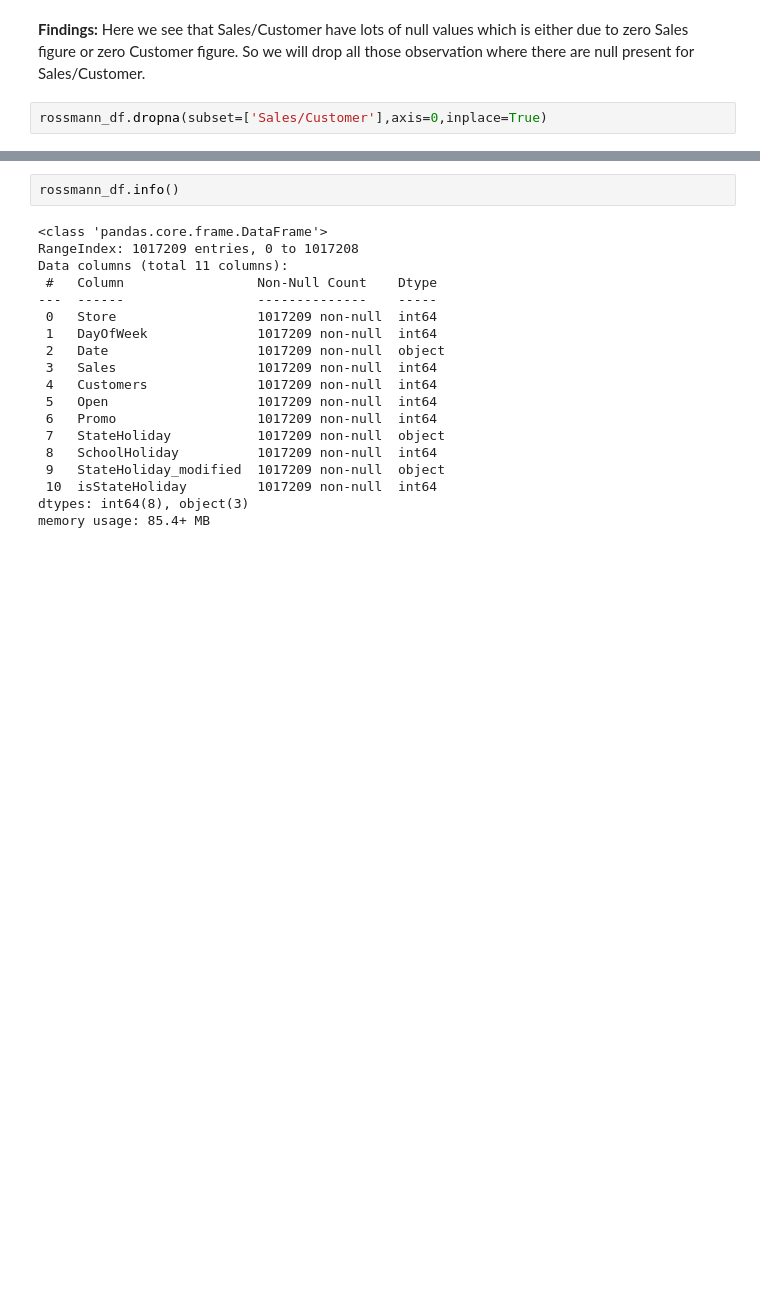
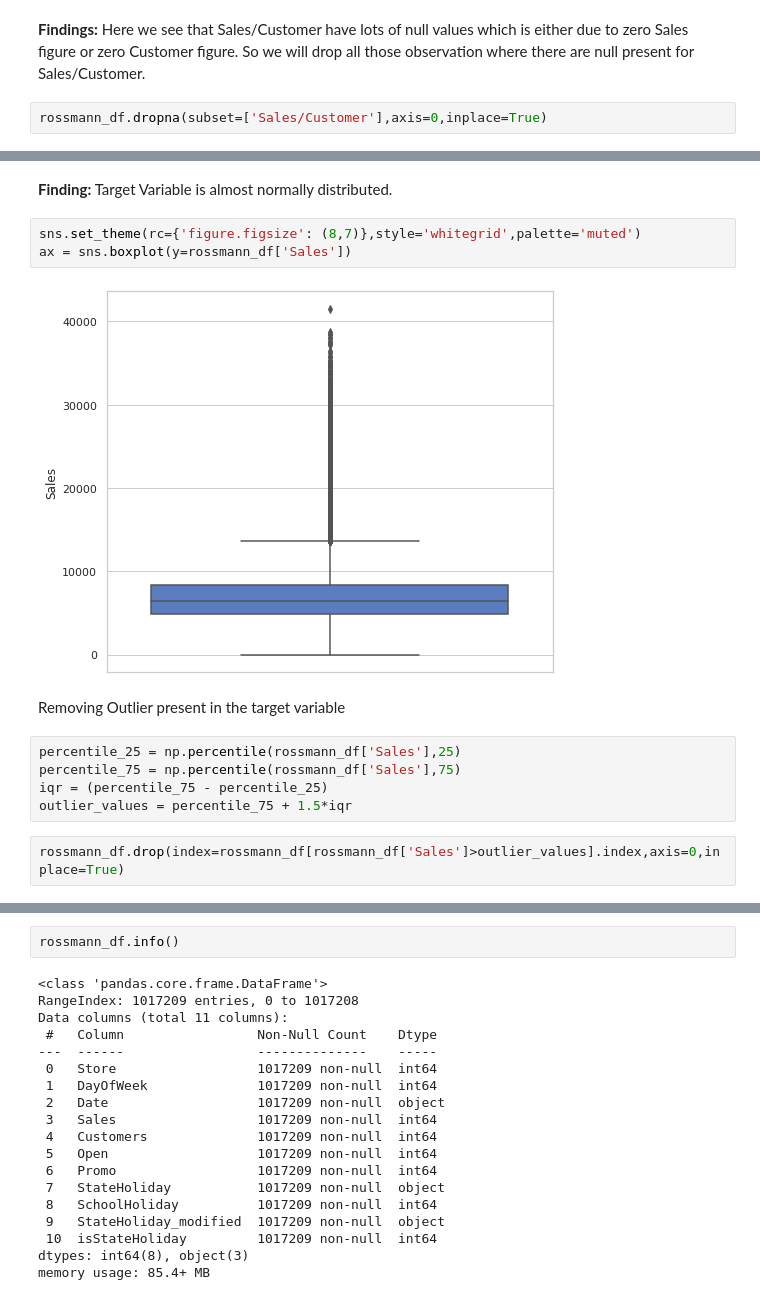
Before and after one commit to sudeep-009/Retail-Sales-Prediction, a Jupyter notebook: Rossmann_Sales_Prediction_Capstone_Project.ipynb, the cells around one changed output, grey strips where cells are left out. Cells and saved outputs as stored; diff of their text form; blank space fills up the shorter version.

```diff
--- a/Rossmann_Sales_Prediction_Capstone_Project.ipynb
+++ b/Rossmann_Sales_Prediction_Capstone_Project.ipynb
@@ -271,0 +201,16 @@ memory usage: 69.8+ MB
+# %% [markdown]
+**Finding:** Target Variable is almost normally distributed.
+# %%
+sns.set_theme(rc={'figure.figsize': (8,7)},style='whitegrid',palette='muted')
+ax = sns.boxplot(y=rossmann_df['Sales'])
+# %% [output]
+[figure, added]
+# %% [markdown]
+Removing Outlier present in the target variable
+# %%
+percentile_25 = np.percentile(rossmann_df['Sales'],25)
+percentile_75 = np.percentile(rossmann_df['Sales'],75)
+iqr = (percentile_75 - percentile_25)
+outlier_values = percentile_75 + 1.5*iqr
+# %%
+rossmann_df.drop(index=rossmann_df[rossmann_df['Sales']>outlier_values].index,axis=0,inplace=True)
```
Also changed, not shown: parts of 40 cells of this notebook.
